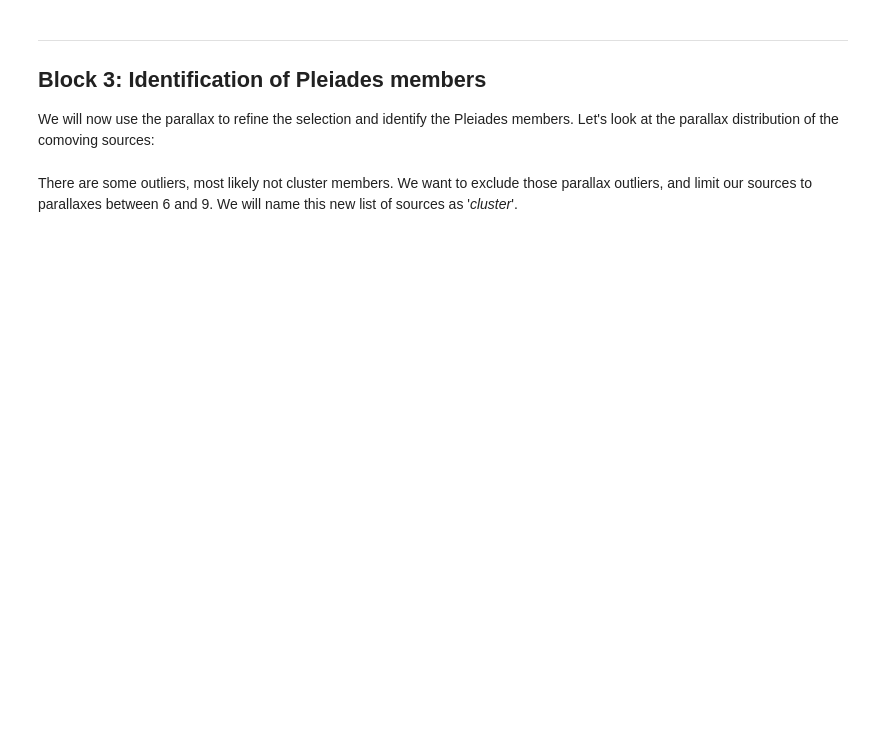
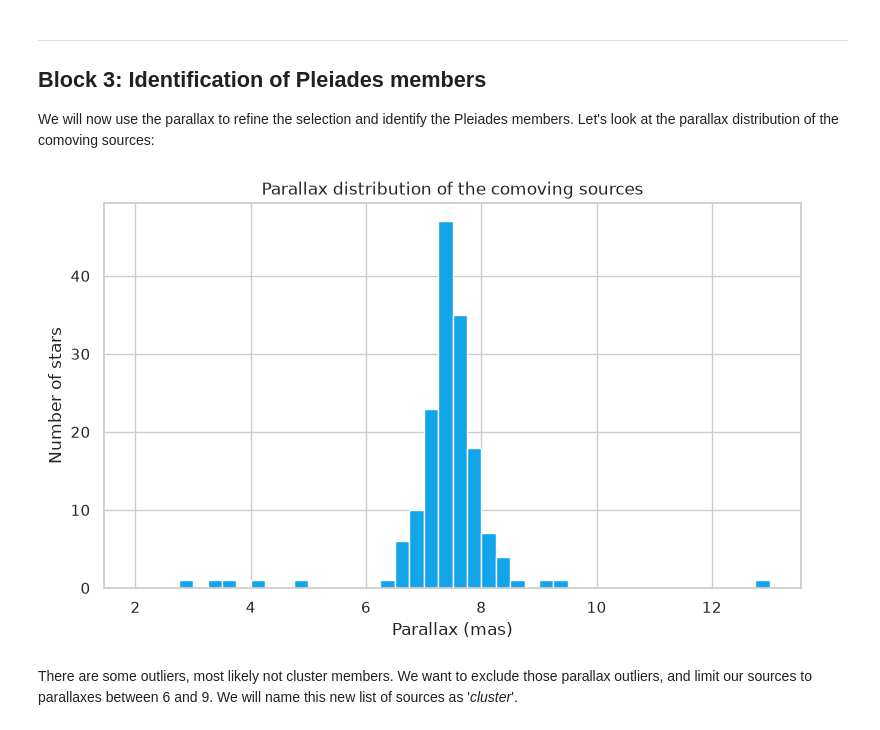
Before and after one commit to spanish-virtual-observatory/svo-notebooks, a Jupyter notebook: tutorials_schools/Distance_to_Pleiades.ipynb, the cells around one changed output. Drawn from its saved outputs; the diff is of its cells as text; code cells hidden in the pictures; blank space fills up the shorter version.

```diff
--- a/tutorials_schools/Distance_to_Pleiades.ipynb
+++ b/tutorials_schools/Distance_to_Pleiades.ipynb
@@ -260,3 +211,19 @@ plt.show()
+# %%
+# Parallax bins of 0.25 mas covering all the comoving sources.
+# We reuse them in the next histograms, so all of them can be compared directly.
+plx_bins = np.arange(np.floor(comoving['parallax'].min()),
+                     np.ceil(comoving['parallax'].max()) + 0.25, 0.25)
+
+fig, ax = plt.subplots(figsize=(9, 5))
+
+ax.hist(comoving['parallax'], bins=plx_bins, color=COLORS["comoving"], edgecolor="white")
+
+ax.set_xlabel("Parallax (mas)")
+ax.set_ylabel("Number of stars")
+ax.set_title("Parallax distribution of the comoving sources")
+plt.show()
+# %% [output]
+[figure, added]
 # %% [markdown]
 There are some outliers, most likely not cluster members. We want to exclude those parallax
 outliers, and limit our sources to parallaxes between 6
```
Also changed, not shown: parts of 27 cells of this notebook.
